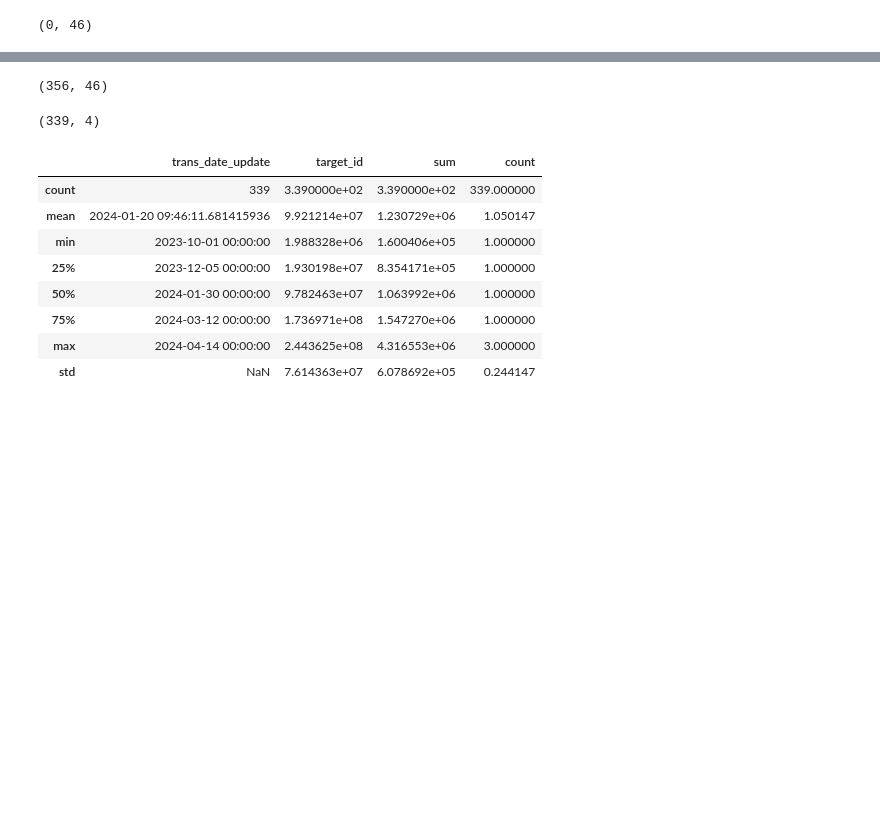
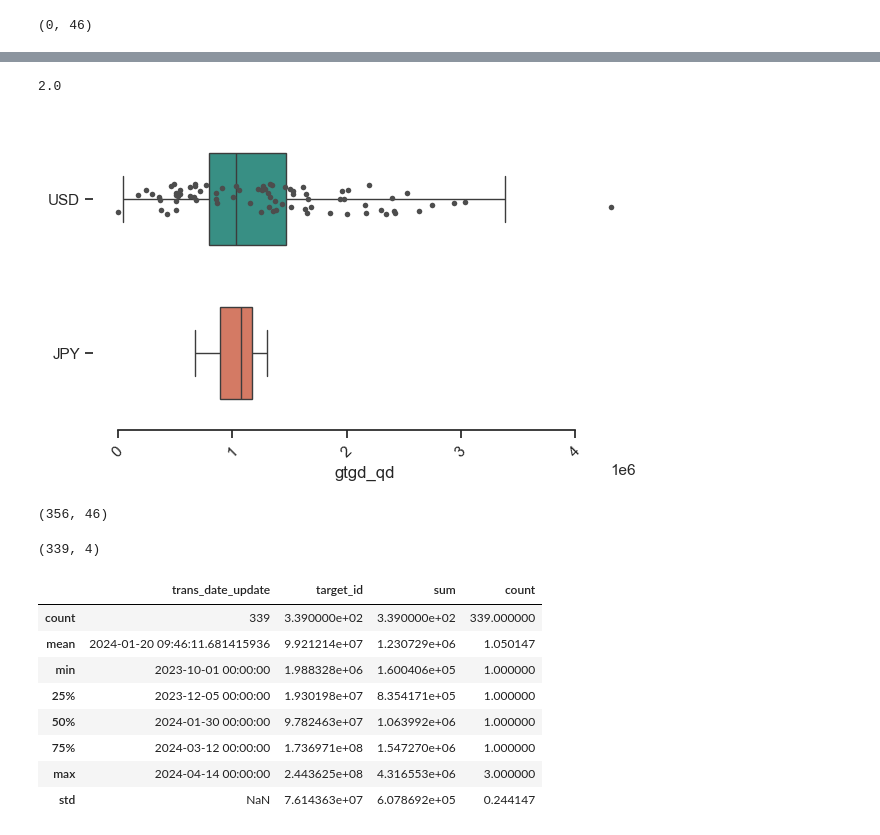
Before and after one commit to quynhnguyenthuy/githubtest, a Jupyter notebook: AFD.ipynb, the cells around one changed output, grey strips where cells are left out. Drawn from its saved outputs; the diff is of its cells as text; code cells hidden in the pictures; blank space fills up the shorter version.

```diff
--- a/AFD.ipynb
+++ b/AFD.ipynb
@@ -102,3 +175,5 @@ debit_card_jpy = afd_raw[(afd_raw['card_type'] == 'debit') & (afd_raw['trans_cur
 debit_card_jpy.shape
 # %% [output]
 (0, 46)
+# %%
+credit_card = afd_raw[afd_raw['card_type'] == 'credit']
@@ -105,3 +198,39 @@ debit_card_jpy.shape
+# %%
+credit_card_group['count'].quantile(0.97)
+# %% [output]
+2.0
+# %%
+sns.set_theme(style="ticks")
+plt.figure(figsize=(7, 4))
+
+sns.boxplot(
+    data=credit_card,
+    x="gtgd_qd",
+    y="trans_curr",
+   hue="trans_curr", whis=[0, 100], width=0.6, palette=['#2a9d8f','#e76f51']
+
+
+    #showmeans=True,  # Show mean as well
+   # palette=["#ED7D31"],
+    #linewidth=1.5,  # Thicker lines
+    #fliersize=4,  # Smaller outliers
+
+)
+# Add points to show each observation
+sns.stripplot(data=debit_card, x="gtgd_qd", y="trans_curr", size=4, color=".3")
+# Tweak the visual presentation
+plt.gca().xaxis.grid(True)
+plt.ylabel("")  # Remove y-axis label
+sns.despine(trim=True, left=True)
+
+# Customize plot
+#plt.title("Quantile Box Plot of Column1")
+plt.xticks(rotation=45)
+plt.grid(False)
+#plt.legend(title="Quantiles", title_fontsize=12, frameon=False, loc='below')
+plt.show()
+# %% [output]
+[figure, added]
 # %%
 credit_card_usd = afd_raw[(afd_raw['card_type'] == 'credit') & (afd_raw['trans_curr'] == 'USD')]
 # %%
```
Also changed, not shown: parts of 16 cells of this notebook.
